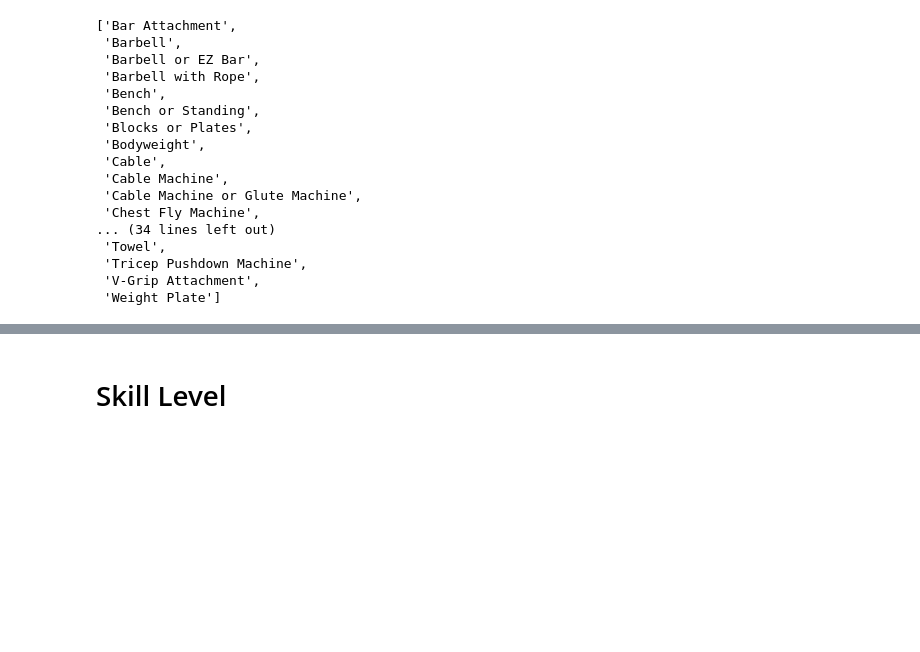
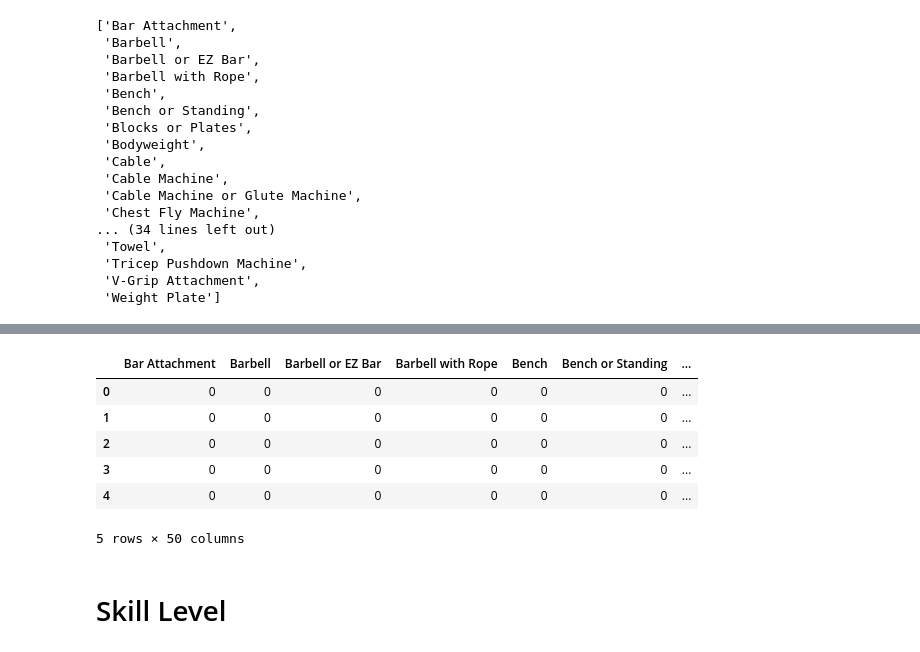
Before and after one commit to EgorProkopov/SculpdAssistant, a Jupyter notebook: notebooks/exercises.ipynb, the cells around one changed output, grey strips where cells are left out. Drawn from its saved outputs; the diff is of its cells as text; code cells hidden in the pictures; blank space fills up the shorter version.

```diff
--- a/notebooks/exercises.ipynb
+++ b/notebooks/exercises.ipynb
@@ -142,9 +171,11 @@ def filter_exercises_by_equipment(equipment_df: pd.DataFrame, available_equipmen
     return equipment_df[mask]
 # %%
 available_equipment  = [
-    # 'Barbell',
-    # 'Cable Machine',
-    'Dumbbells'
+    "Cable Machine",
+    "Barbells",
+    "Platform",
+    "Barbell",
+    "EZ Bar"
 ]
 # %%
 filtered_equip_df = filter_exercises_by_equipment(equipment_df=equip_df, available_equipment=available_equipment)
@@ -154,3 +185,13 @@ len(filtered_equip_df)
+# %%
+filtered_equip_df.head()
+# %% [output]
+|  | Bar Attachment | Barbell | Barbell or EZ Bar | Barbell with Rope | Bench | Bench or Standing | ... |
+| 0 | 0 | 0 | 0 | 0 | 0 | 0 | ... |
+| 1 | 0 | 0 | 0 | 0 | 0 | 0 | ... |
+| 2 | 0 | 0 | 0 | 0 | 0 | 0 | ... |
+| 3 | 0 | 0 | 0 | 0 | 0 | 0 | ... |
+| 4 | 0 | 0 | 0 | 0 | 0 | 0 | ... |
+5 rows × 50 columns
 # %% [markdown]
 # Skill Level
 # %%
```
Also changed, not shown: parts of 6 cells of this notebook, 7 other files.
